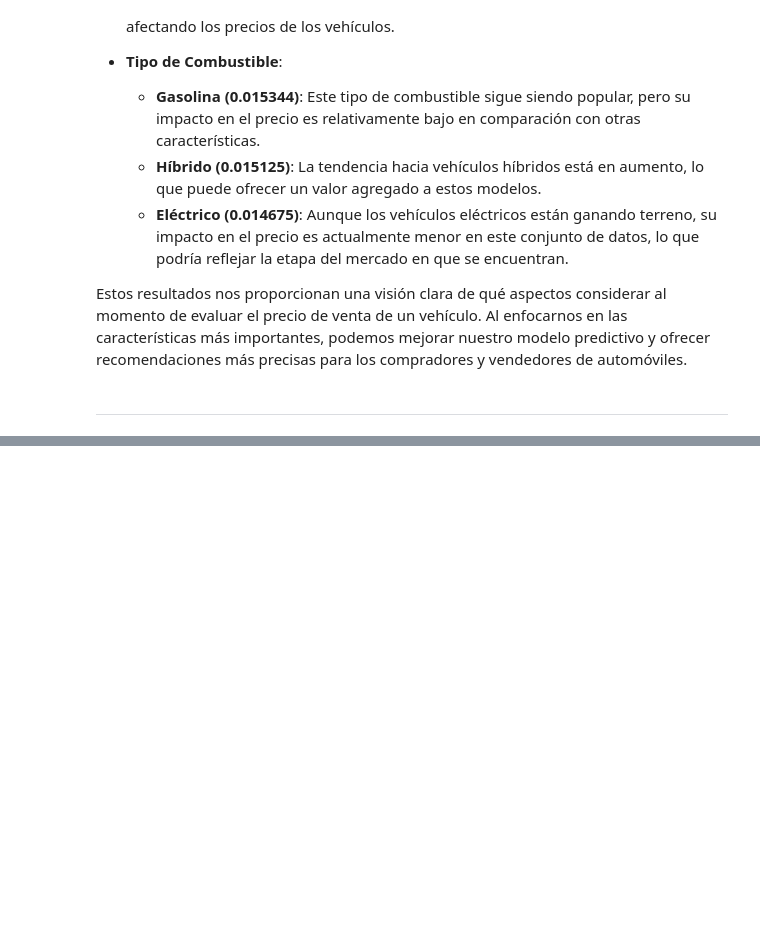
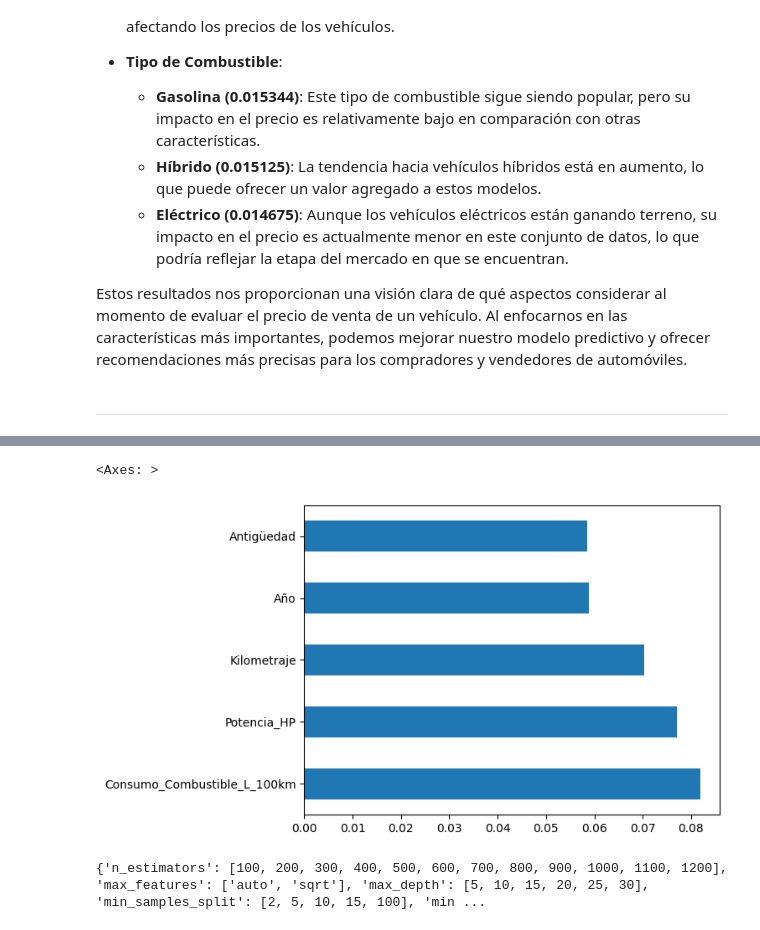
Before and after one commit to JorgeDataScientist/Machine_Learning_Scikit-Learn_Keras_TensorFlow, a Jupyter notebook: 4_Car_Price_Prediction_Machie_Learnig_Deploy/Modelo_Machine_Learning.ipynb, the cells around one changed output, grey strips where cells are left out. Drawn from its saved outputs; the diff is of its cells as text; code cells hidden in the pictures; blank space fills up the shorter version.

```diff
--- a/4_Car_Price_Prediction_Machie_Learnig_Deploy/Modelo_Machine_Learning.ipynb
+++ b/4_Car_Price_Prediction_Machie_Learnig_Deploy/Modelo_Machine_Learning.ipynb
@@ -299,0 +216,3 @@ Coeficiente de Determinación (R^2): -0.16212481837352843
+# %%
+model = ExtraTreesRegressor()
+model.fit(X, y)
@@ -299,0 +234,6 @@ Coeficiente de Determinación (R^2): -0.16212481837352843
+# %%
+feature_importances = pd.Series(model.feature_importances_, index=X.columns)
+feature_importances.nlargest(5).plot(kind='barh')
+# %% [output]
+<Axes: >
+[figure, added]
@@ -299,0 +251,11 @@ Coeficiente de Determinación (R^2): -0.16212481837352843
+# %%
+random_grid = {
+    'n_estimators' : n_estimators,
+    'max_features' : max_features,
+    'max_depth' : max_depth,
+    'min_samples_split' : min_samples_split,
+    'min_samples_leaf' : min_samples_leaf
+}
+print(random_grid)
+# %% [output]
+{'n_estimators': [100, 200, 300, 400, 500, 600, 700, 800, 900, 1000, 1100, 1200], 'max_features': ['auto', 'sqrt'], 'max_depth': [5, 10, 15, 20, 25, 30], 'min_samples_split': [2, 5, 10, 15, 100], 'min ...
```
Also changed, not shown: parts of 23 cells of this notebook, 1 other file.
